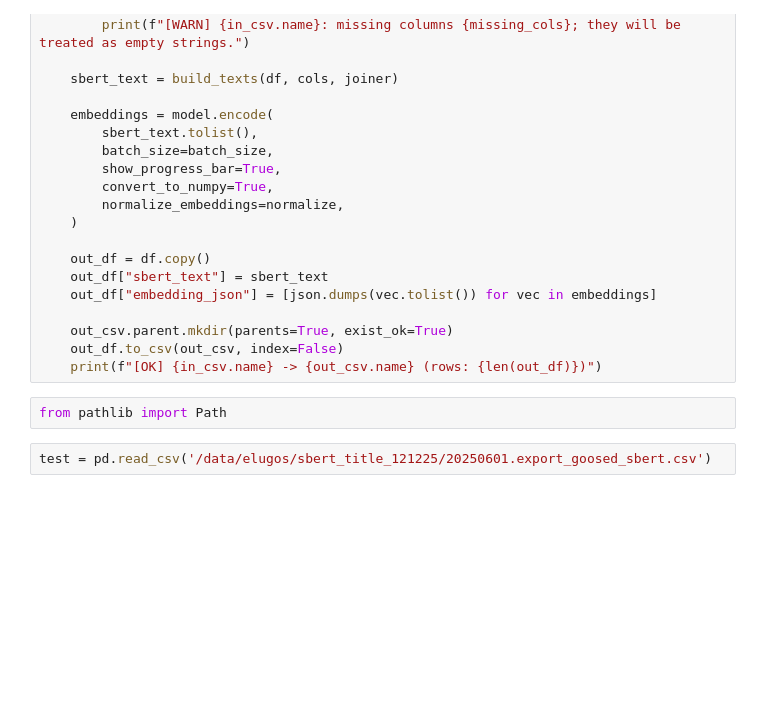
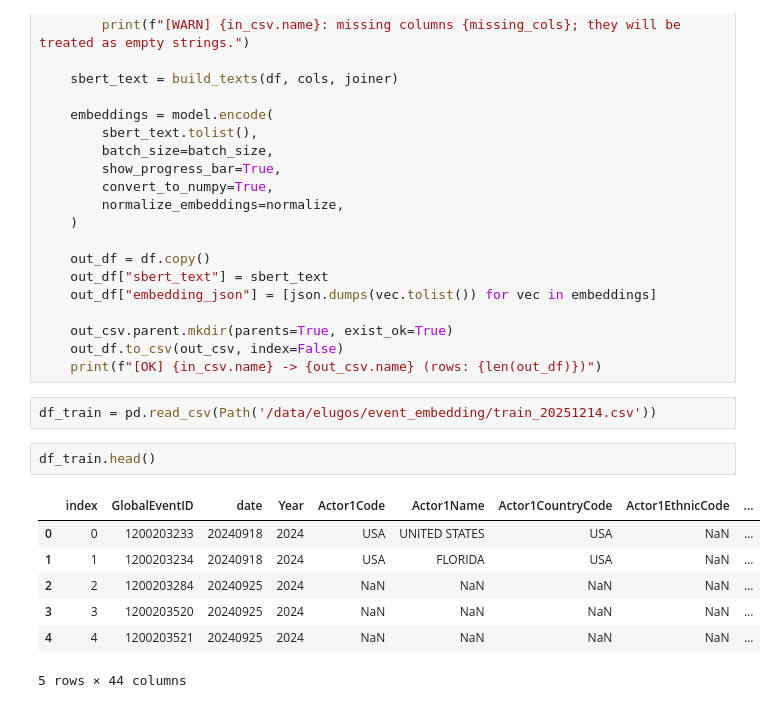
Before and after one commit to elugos/HSMS_LUGOS, a Jupyter notebook: sbert_test.ipynb, the cells around one changed output. Drawn from its saved outputs; the diff is of its cells as text; blank space fills up the shorter version.

```diff
--- a/sbert_test.ipynb
+++ b/sbert_test.ipynb
@@ -61,8 +63,16 @@ def process_one_file(
     out_csv.parent.mkdir(parents=True, exist_ok=True)
     out_df.to_csv(out_csv, index=False)
     print(f"[OK] {in_csv.name} -> {out_csv.name} (rows: {len(out_df)})")
-# %%
-from pathlib import Path
 # %%
-test = pd.read_csv('/data/elugos/sbert_title_121225/20250601.export_goosed_sbert.csv')
+df_train = pd.read_csv(Path('/data/elugos/event_embedding/train_20251214.csv'))
+# %%
+df_train.head()
+# %% [output]
+|  | index | GlobalEventID | date | Year | Actor1Code | Actor1Name | Actor1CountryCode | Actor1EthnicCode | ... |
+| 0 | 0 | 1200203233 | 20240918 | 2024 | USA | UNITED STATES | USA | NaN | ... |
+| 1 | 1 | 1200203234 | 20240918 | 2024 | USA | FLORIDA | USA | NaN | ... |
+| 2 | 2 | 1200203284 | 20240925 | 2024 | NaN | NaN | NaN | NaN | ... |
+| 3 | 3 | 1200203520 | 20240925 | 2024 | NaN | NaN | NaN | NaN | ... |
+| 4 | 4 | 1200203521 | 20240925 | 2024 | NaN | NaN | NaN | NaN | ... |
+5 rows × 44 columns
 # %%
```
Also changed, not shown: parts of 9 cells of this notebook, 24 other files.
